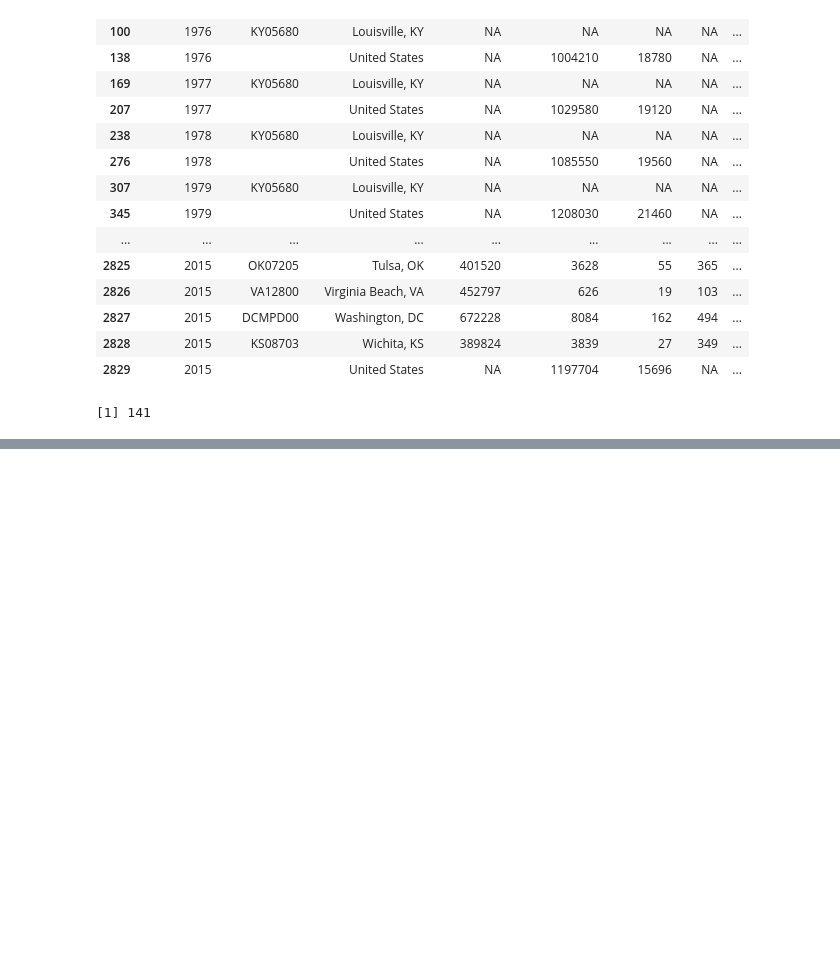
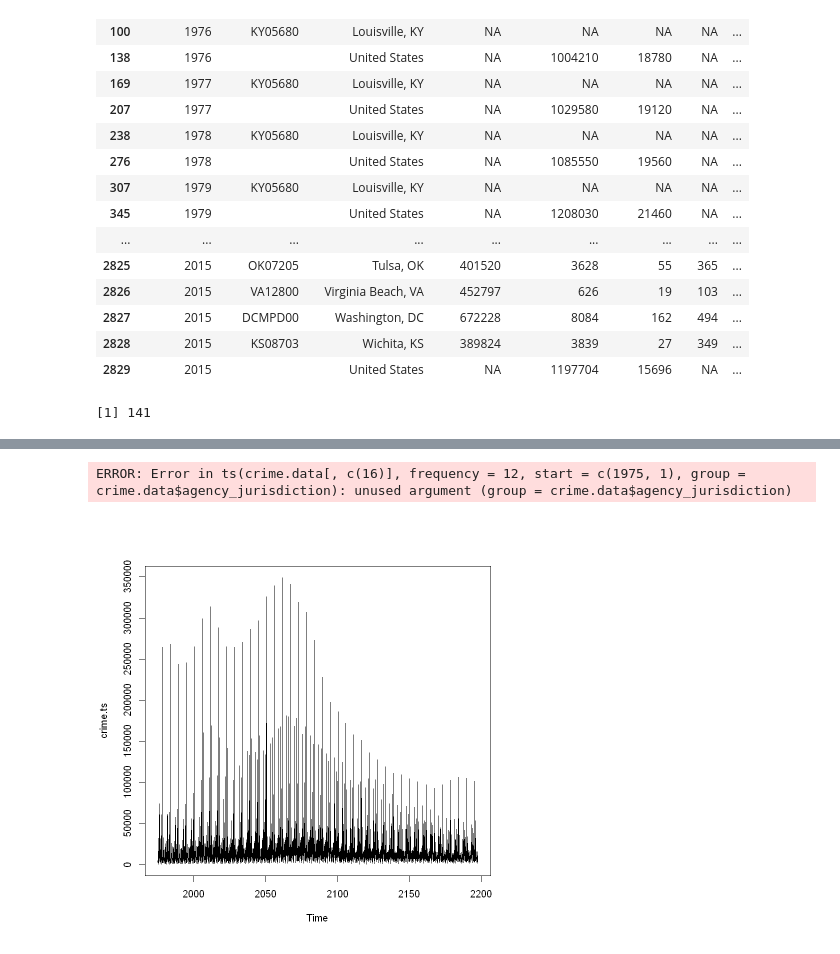
Before and after one commit to naelah/crime-us, a Jupyter notebook: Crime Rates in US Group Project.ipynb, the cells around one changed output, grey strips where cells are left out. Cells and saved outputs as stored; diff of their text form; code cells hidden in the pictures; blank space fills up the shorter version.

```diff
--- a/Crime Rates in US Group Project.ipynb
+++ b/Crime Rates in US Group Project.ipynb
@@ -204,0 +282,11 @@ A data.frame: 2753 × 16
+# %%
+#Timeseries
+crime.ts <- ts(crime.data[,c(16)], frequency=12, start=c(1975,1))
+crime.ts
+# %% [output]
+ERROR: Error in ts(crime.data[, c(16)], frequency = 12, start = c(1975, 1), group = crime.data$agency_jurisdiction): unused argument (group = crime.data$agency_jurisdiction)
+# %%
+# Time series plot
+plot.ts(crime.ts)
+# %% [output]
+[figure, added]
```
Also changed, not shown: parts of 15 cells of this notebook.
